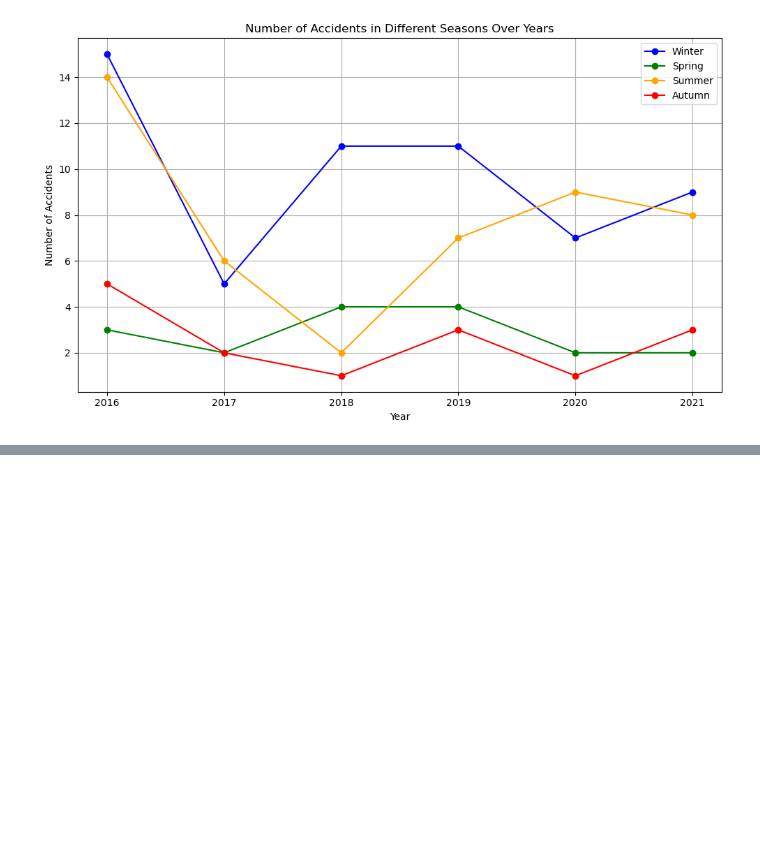
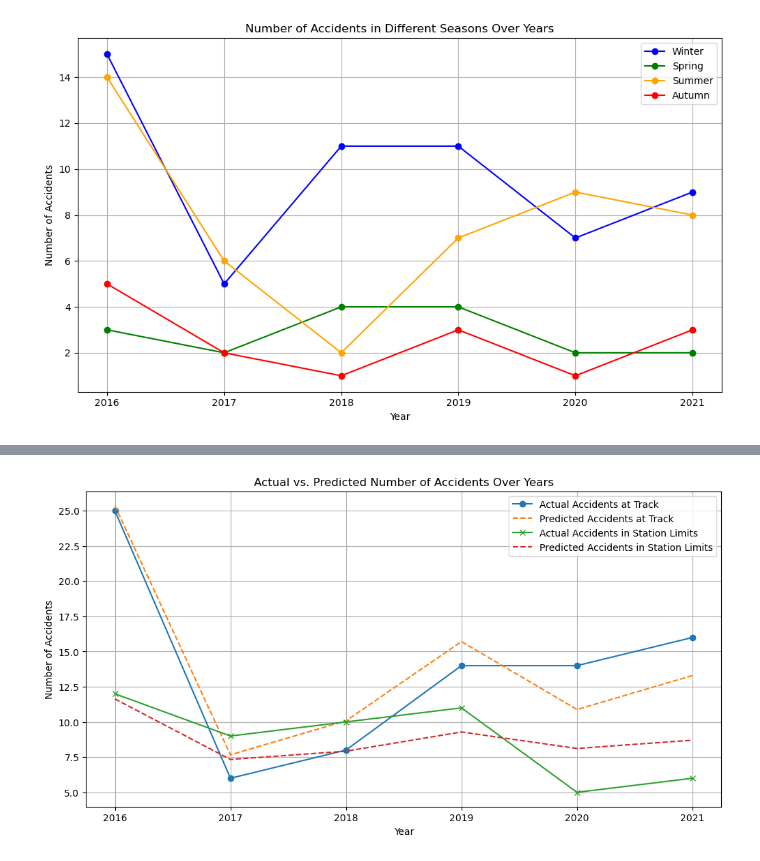
Before and after one commit to Nasir-Hussain-Datascientist/railway-accidents-data-analysis, a Jupyter notebook: revised/Combined/N/combined new.ipynb, the cells around one changed output, grey strips where cells are left out. Saved outputs shown, nothing was run; the diff lists cells and outputs as text; code cells hidden in the pictures; blank space fills up the shorter version.

```diff
--- a/revised/Combined/N/combined new.ipynb
+++ b/revised/Combined/N/combined new.ipynb
@@ -659,3 +659,93 @@ Deviance: 0.17930631537695507
 AIC: 39.71815068022862
 Log-Likelihood: -14.859075340114309
 [figure]
+# %%
+import pandas as pd
+import statsmodels.api as sm
+import matplotlib.pyplot as plt
+
+# Load the data
+file_path = 'combined.xlsx'
+sheet_name = 'Location of Accidents'
+df = pd.read_excel(file_path, sheet_name=sheet_name)
+
+# Inspect the first few rows of the dataframe
+print(df.head())
+
+# Check for missing values
+print(df.isnull().sum())
+
+# Data cleaning (if necessary)
+df = df.fillna(method='ffill')
+
+# Define the independent (predictor) and dependent (response) variables
+X = df[['No of Accidents']]
+y = df[['Accidents at Track', 'Accidents in Station Limits']]
+
+# Add a constant to the model (intercept)
+X = sm.add_constant(X)
+
+# Fit a GLM model for each dependent variable
+results = {}
+for column in y.columns:
+    model = sm.GLM(y[column], X, family=sm.families.Gaussian()).fit()
+    results[column] = model
+    print(f"\nModel Summary for {column}:")
+    print(model.summary())
+
+# Function to save summary to file
+def save_summary_to_file(model_name, summary, deviance, aic, pseudo_r_squared, file_name='glm_summary.txt'):
+    with open(file_name, 'a') as f:
+        f.write(f"\nModel Summary for {model_name}:\n")
+        f.write(str(summary))
+        f.write(f"Deviance: {deviance}\n")
+        f.write(f"AIC: {aic}\n")
+        f.write(f"Pseudo R-squared (McFadden): {pseudo_r_squared}\n")
+        f.write("\n")
+
+# Save the summaries
+for column, result in results.items():
+    model_name = f"{column} Prediction"
+    summary = result.summary()
+    deviance = result.deviance
+    aic = result.aic
+    null_deviance = result.null_deviance
+    pseudo_r_squared = 1 - (deviance / null_deviance)
+    save_summary_to_file(model_name, summary, deviance, aic, pseudo_r_squared)
+
+# Print the DataFrame
+print("\nDataFrame:")
+print(df)
+
+# Predictions for new data (example)
+# Define new independent variables for prediction
+new_data = pd.DataFrame({
+    'const': [1],  # Intercept
+    'No of Accidents': [100]  # Example value for prediction
+})
+
+# Predict for each model
+predictions = {}
+for column, model in results.items():
+    predictions[column] = model.predict(new_data)
+    print(f"Predicted {column}: {predictions[column].values[0]}")
+
+# Plotting contributions of each variable
+plt.figure(figsize=(12, 6))
+
+# Accidents at Track
+plt.plot(df['Year'], df['Accidents at Track'], label='Actual Accidents at Track', marker='o')
+plt.plot(df['Year'], results['Accidents at Track'].predict(X), label='Predicted Accidents at Track', linestyle='--')
+
+# Accidents in Station Limits
+plt.plot(df['Year'], df['Accidents in Station Limits'], label='Actual Accidents in Station Limits', marker='x')
+plt.plot(df['Year'], results['Accidents in Station Limits'].predict(X), label='Predicted Accidents in Station Limits', linestyle='--')
+
+plt.xlabel('Year')
+plt.ylabel('Number of Accidents')
+plt.title('Actual vs. Predicted Number of Accidents Over Years')
+plt.legend()
+plt.grid(True)
+plt.savefig('actual_vs_predicted_accidents.png')
+plt.show()
+# %% [output]
@@ -661,0 +769 @@ Log-Likelihood: -14.859075340114309
+[figure, added]
```
Also changed, not shown: parts of 1 cell of this notebook, 12 other files.
